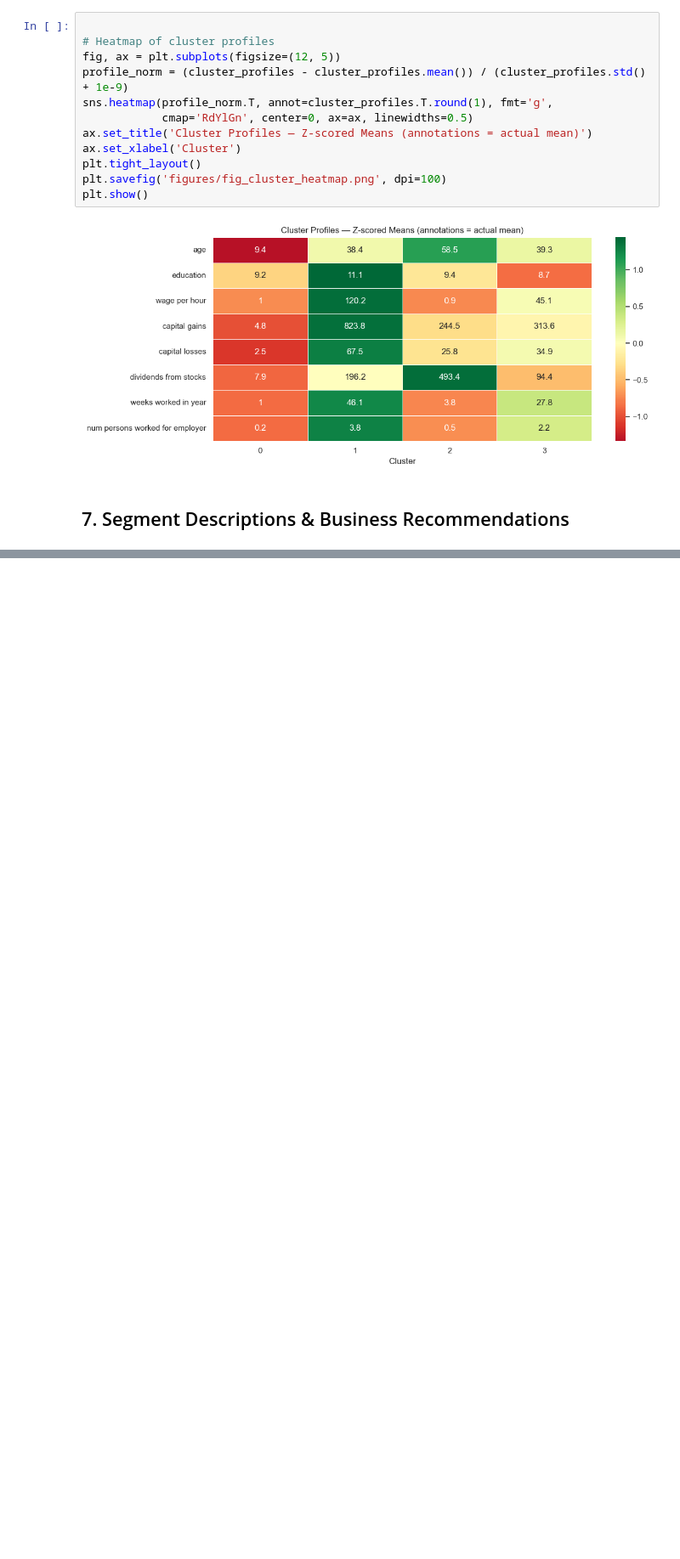
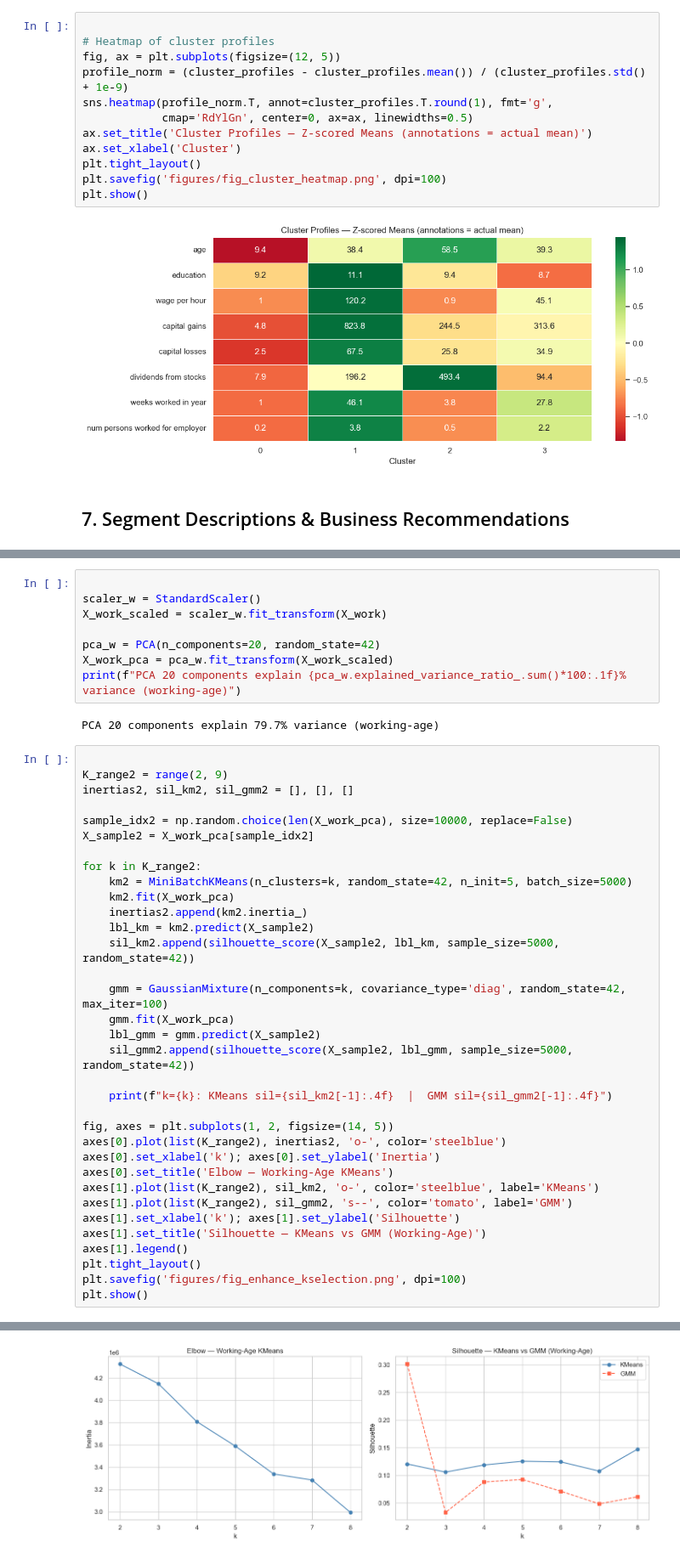
Before and after one commit to ZhishengSong/jpmc-ccb-risk-takehome, a Jupyter notebook: 03_segmentation.ipynb, the cells around one changed output, grey strips where cells are left out. Shown at 85% size. Cells and saved outputs as stored; diff of their text form; blank space fills up the shorter version.

```diff
--- a/03_segmentation.ipynb
+++ b/03_segmentation.ipynb
@@ -317,0 +346,45 @@ Cluster 1 — "High-Income Professionals"
+# %%
+
+scaler_w = StandardScaler()
+X_work_scaled = scaler_w.fit_transform(X_work)
+
+pca_w = PCA(n_components=20, random_state=42)
+X_work_pca = pca_w.fit_transform(X_work_scaled)
+print(f"PCA 20 components explain {pca_w.explained_variance_ratio_.sum()*100:.1f}% variance (working-age)")
+# %% [output]
+PCA 20 components explain 79.7% variance (working-age)
+# %%
+
+K_range2 = range(2, 9)
+inertias2, sil_km2, sil_gmm2 = [], [], []
+
+sample_idx2 = np.random.choice(len(X_work_pca), size=10000, replace=False)
+X_sample2 = X_work_pca[sample_idx2]
+
+for k in K_range2:
+    km2 = MiniBatchKMeans(n_clusters=k, random_state=42, n_init=5, batch_size=5000)
+    km2.fit(X_work_pca)
+    inertias2.append(km2.inertia_)
+    lbl_km = km2.predict(X_sample2)
+    sil_km2.append(silhouette_score(X_sample2, lbl_km, sample_size=5000, random_state=42))
+
+    gmm = GaussianMixture(n_components=k, covariance_type='diag', random_state=42, max_iter=100)
+    gmm.fit(X_work_pca)
+    lbl_gmm = gmm.predict(X_sample2)
+    sil_gmm2.append(silhouette_score(X_sample2, lbl_gmm, sample_size=5000, random_state=42))
+
+    print(f"k={k}: KMeans sil={sil_km2[-1]:.4f}  |  GMM sil={sil_gmm2[-1]:.4f}")
+
+fig, axes = plt.subplots(1, 2, figsize=(14, 5))
+axes[0].plot(list(K_range2), inertias2, 'o-', color='steelblue')
+axes[0].set_xlabel('k'); axes[0].set_ylabel('Inertia')
+axes[0].set_title('Elbow — Working-Age KMeans')
+axes[1].plot(list(K_range2), sil_km2, 'o-', color='steelblue', label='KMeans')
+axes[1].plot(list(K_range2), sil_gmm2, 's--', color='tomato', label='GMM')
+axes[1].set_xlabel('k'); axes[1].set_ylabel('Silhouette')
+axes[1].set_title('Silhouette — KMeans vs GMM (Working-Age)')
+axes[1].legend()
+plt.tight_layout()
+plt.savefig('figures/fig_enhance_kselection.png', dpi=100)
+plt.show()
+# %% [output]
@@ -317,0 +398 @@ Cluster 1 — "High-Income Professionals"
+[figure, added]
```
Also changed, not shown: parts of 11 cells of this notebook, 14 other files.
